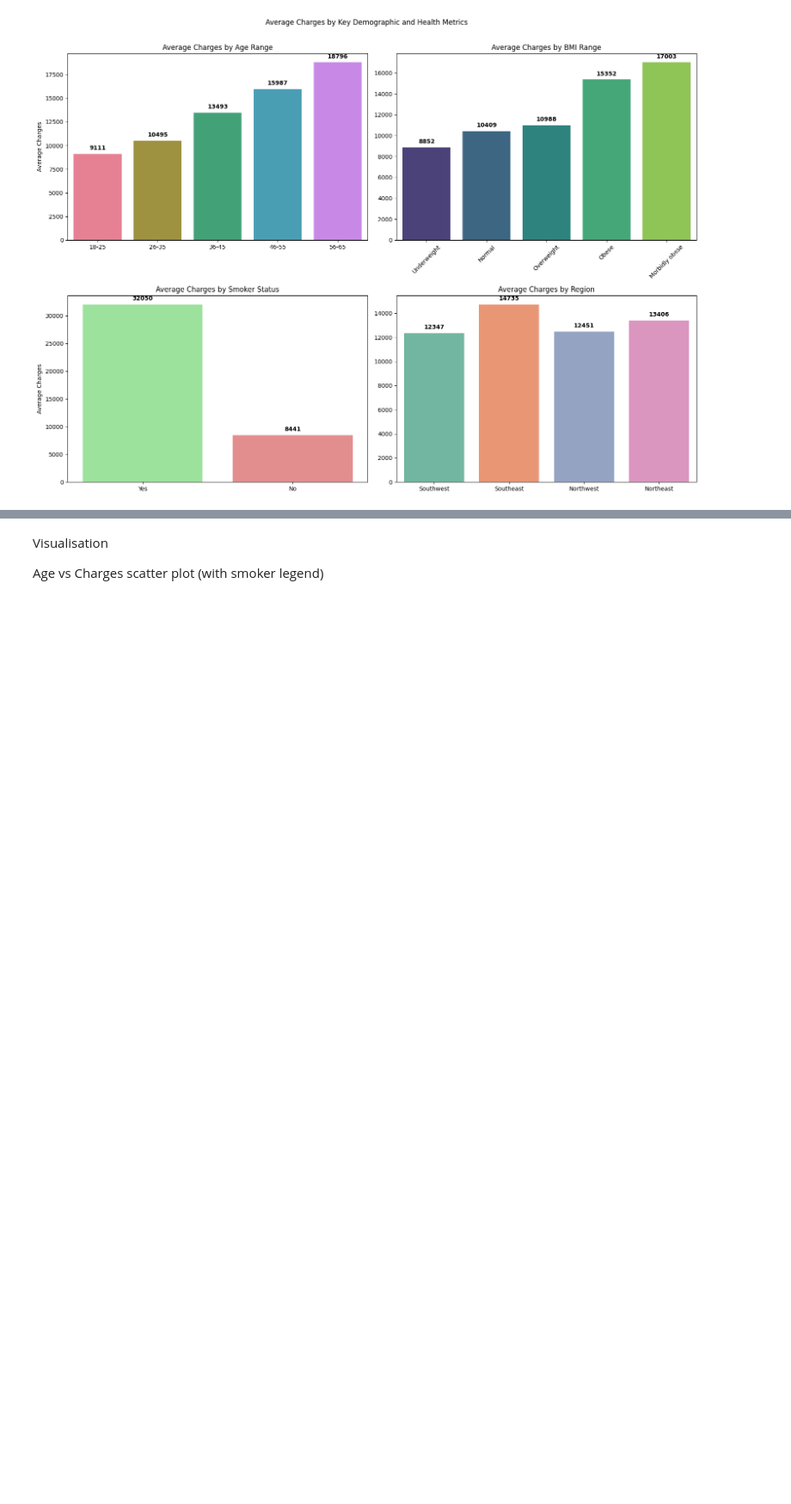
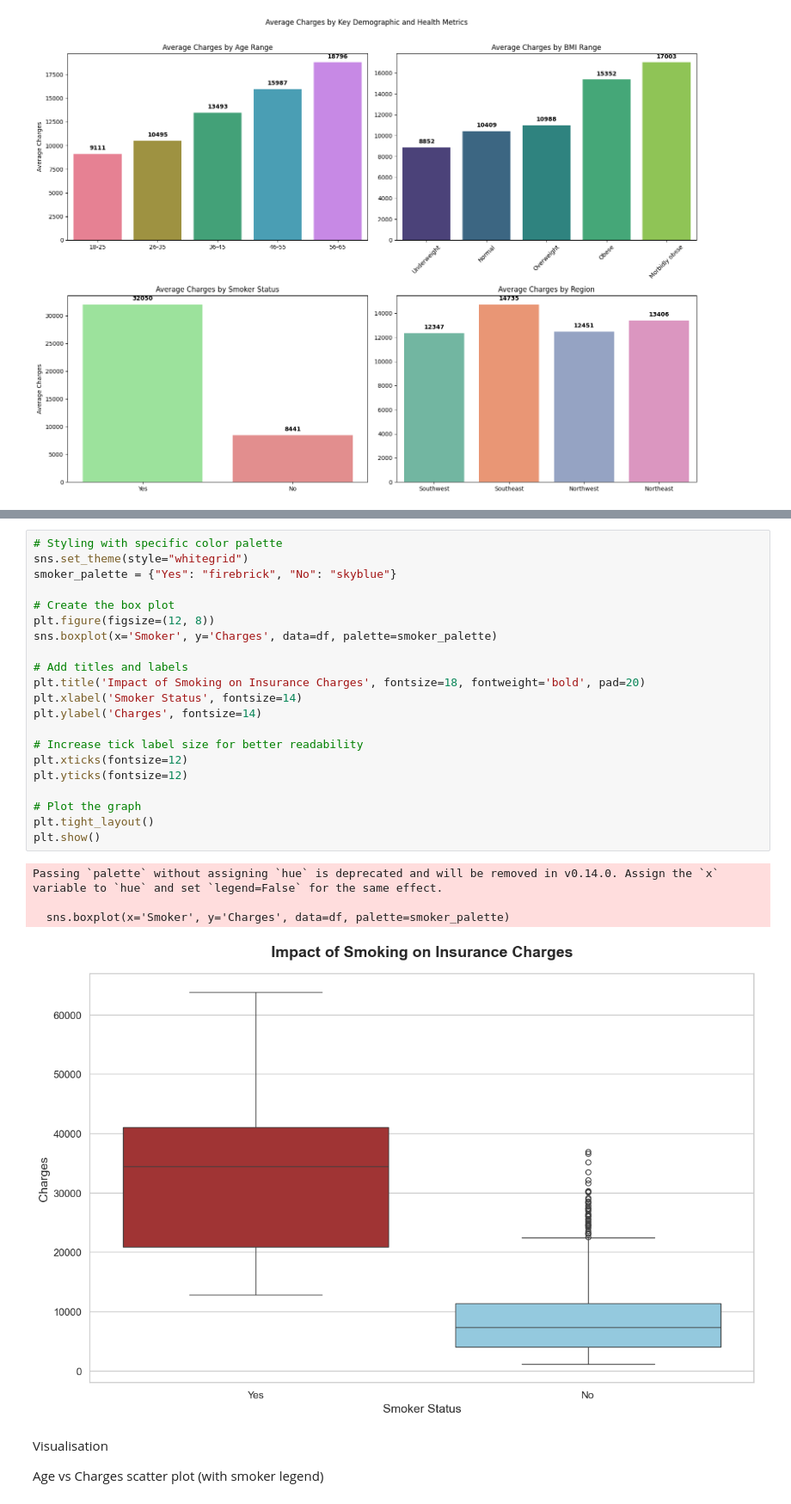
Before and after one commit to illusio666/health_insurance_hackathon, a Jupyter notebook: jupyter_notebooks/healthcare_visualisations_dm.ipynb, the cells around one changed output, grey strips where cells are left out. Shown at 86% size. Drawn from its saved outputs; the diff is of its cells as text; blank space fills up the shorter version.

```diff
--- a/jupyter_notebooks/healthcare_visualisations_dm.ipynb
+++ b/jupyter_notebooks/healthcare_visualisations_dm.ipynb
@@ -187,3 +193,29 @@ Passing `palette` without assigning `hue` is deprecated and will be removed in v
+# %%
+# Styling with specific color palette
+sns.set_theme(style="whitegrid")
+smoker_palette = {"Yes": "firebrick", "No": "skyblue"}
+
+# Create the box plot
+plt.figure(figsize=(12, 8))
+sns.boxplot(x='Smoker', y='Charges', data=df, palette=smoker_palette)
+
+# Add titles and labels
+plt.title('Impact of Smoking on Insurance Charges', fontsize=18, fontweight='bold', pad=20)
+plt.xlabel('Smoker Status', fontsize=14)
+plt.ylabel('Charges', fontsize=14)
+
+# Increase tick label size for better readability
+plt.xticks(fontsize=12)
+plt.yticks(fontsize=12)
+
+# Plot the graph
+plt.tight_layout()
+plt.show()
+# %% [output]
+Passing `palette` without assigning `hue` is deprecated and will be removed in v0.14.0. Assign the `x` variable to `hue` and set `legend=False` for the same effect.
+
+  sns.boxplot(x='Smoker', y='Charges', data=df, palette=smoker_palette)
+[figure, added]
 # %% [markdown]
 Visualisation
 
```
Also changed, not shown: parts of 5 cells of this notebook.
